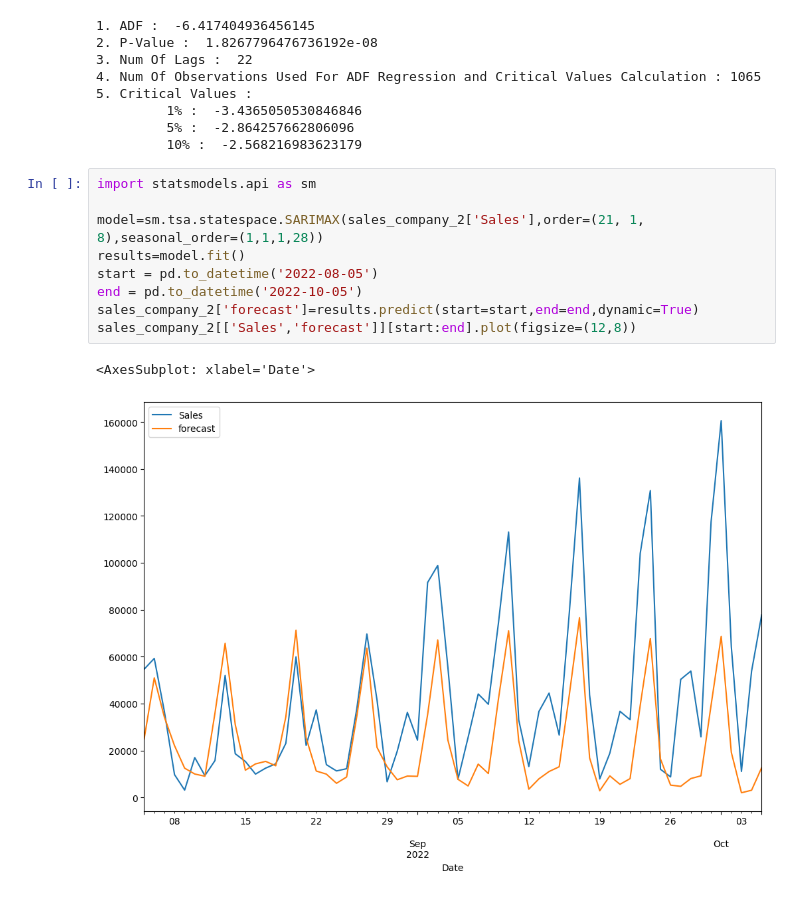
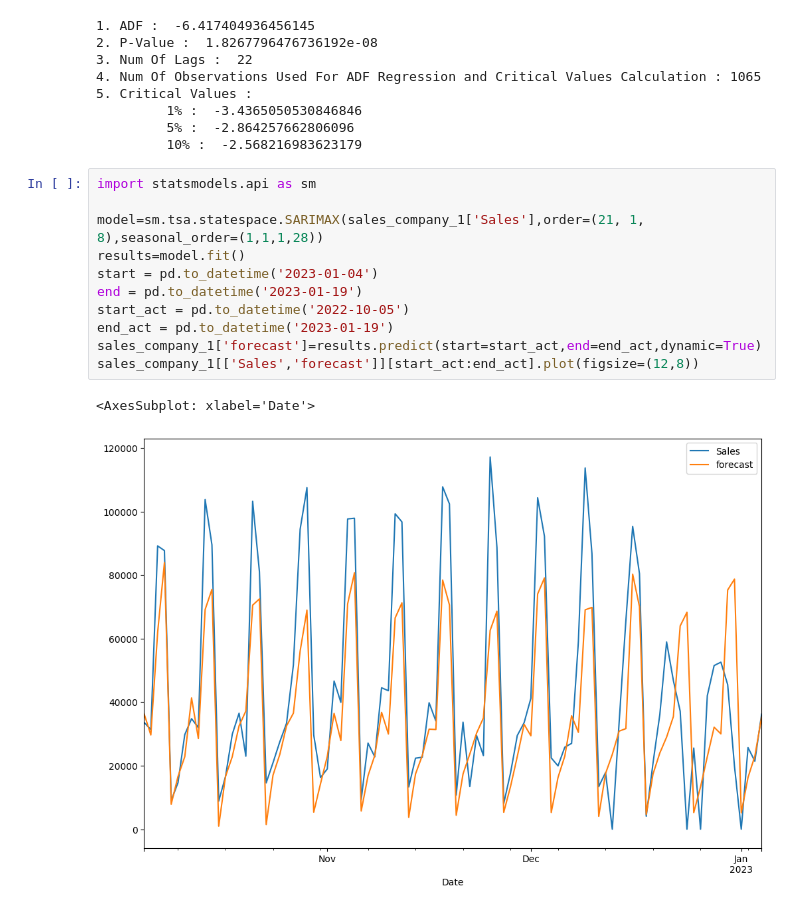
Before and after one commit to FKnorring/restaurant-name-prediction, a Jupyter notebook: SARIMA_model.ipynb, the cells around one changed output. Cells and saved outputs as stored; diff of their text form.

Commit message:
SAIRMAX model done

```diff
--- a/SARIMA_model.ipynb
+++ b/SARIMA_model.ipynb
@@ -105,12 +105,14 @@ for key, val in dftest[4].items():
 # %%
 import statsmodels.api as sm
 
-model=sm.tsa.statespace.SARIMAX(sales_company_2['Sales'],order=(21, 1, 8),seasonal_order=(1,1,1,28))
+model=sm.tsa.statespace.SARIMAX(sales_company_1['Sales'],order=(21, 1, 8),seasonal_order=(1,1,1,28))
 results=model.fit()
-start = pd.to_datetime('2022-08-05')
-end = pd.to_datetime('2022-10-05')
-sales_company_2['forecast']=results.predict(start=start,end=end,dynamic=True)
-sales_company_2[['Sales','forecast']][start:end].plot(figsize=(12,8))
+start = pd.to_datetime('2023-01-04')
+end = pd.to_datetime('2023-01-19')
+start_act = pd.to_datetime('2022-10-05')
+end_act = pd.to_datetime('2023-01-19')
+sales_company_1['forecast']=results.predict(start=start_act,end=end_act,dynamic=True)
+sales_company_1[['Sales','forecast']][start_act:end_act].plot(figsize=(12,8))
 # %% [output]
 <AxesSubplot: xlabel='Date'>
-[figure, old version]
+[figure, new version]
```
Also changed, not shown: parts of 7 cells of this notebook, 1 other file.
